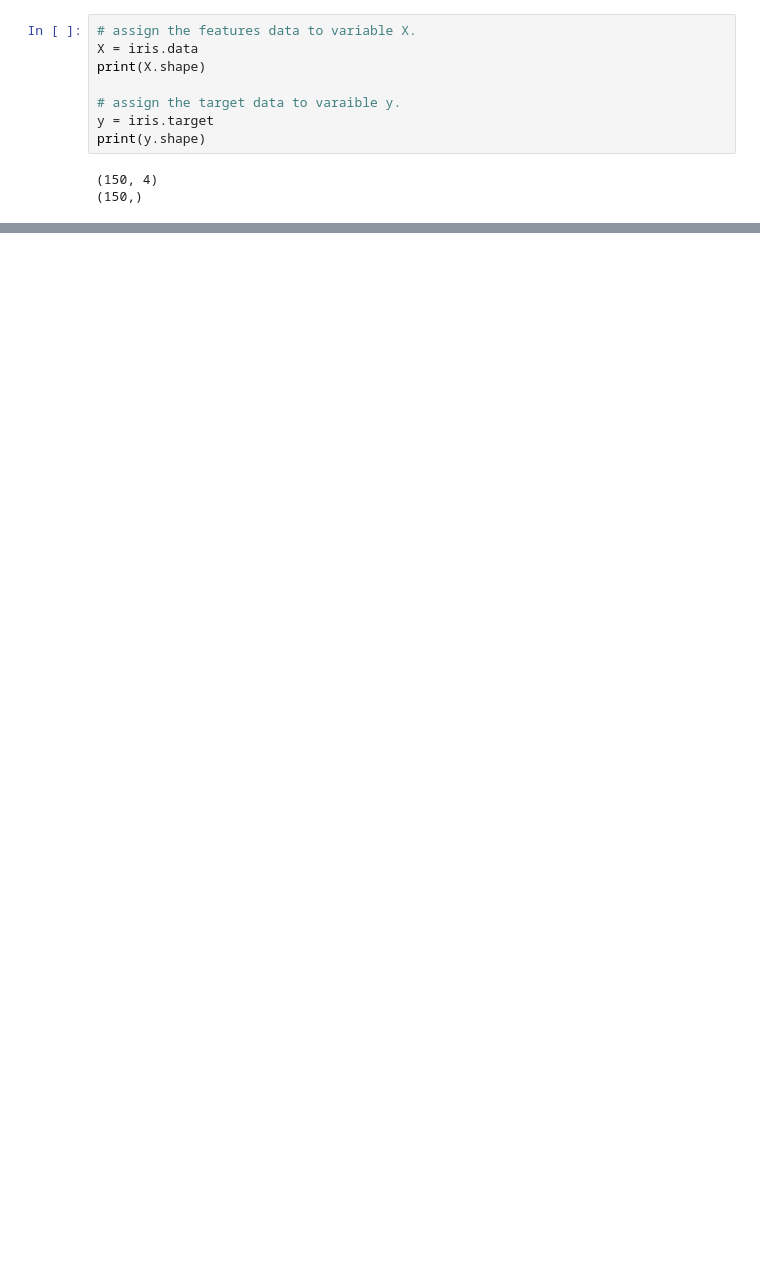
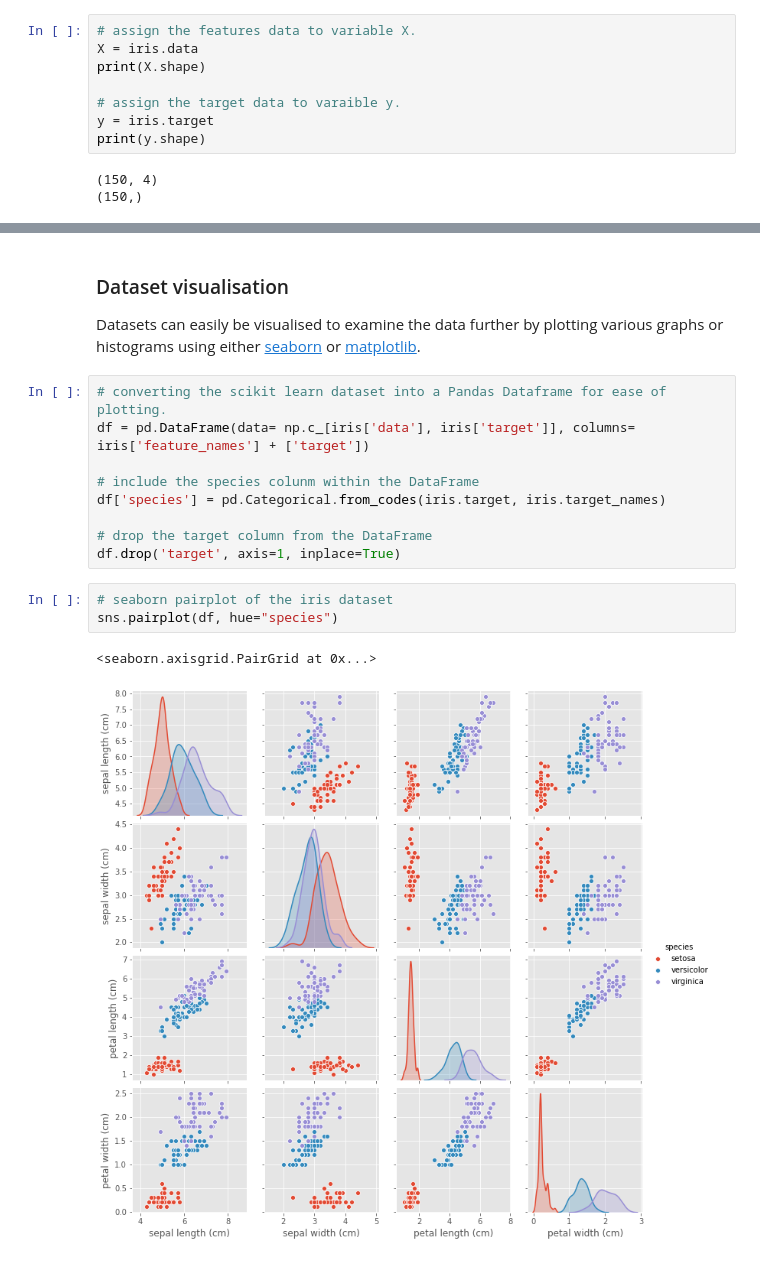
Before and after one commit to PaulSweeney89/ML-S_2021, a Jupyter notebook: scikit-learn.ipynb, the cells around one changed output, grey strips where cells are left out. Drawn from its saved outputs; the diff is of its cells as text; blank space fills up the shorter version.

Commit message:
updates to scikit-learn notebook - section 2.1 added

```diff
--- a/scikit-learn.ipynb
+++ b/scikit-learn.ipynb
@@ -136,0 +140,19 @@ print(y.shape)
+# %% [markdown]
+### Dataset visualisation
+
+Datasets can easily be visualised to examine the data further by plotting various graphs or histograms using either [seaborn](https://seaborn.pydata.org/) or [matplotlib](https://matplotlib.org/).
+# %%
+# converting the scikit learn dataset into a Pandas Dataframe for ease of plotting.
+df = pd.DataFrame(data= np.c_[iris['data'], iris['target']], columns= iris['feature_names'] + ['target'])
+
+# include the species colunm within the DataFrame
+df['species'] = pd.Categorical.from_codes(iris.target, iris.target_names)
+
+# drop the target column from the DataFrame
+df.drop('target', axis=1, inplace=True)
+# %%
+# seaborn pairplot of the iris dataset
+sns.pairplot(df, hue="species")
+# %% [output]
+<seaborn.axisgrid.PairGrid at 0x...>
+[figure, added]
```
Also changed, not shown: parts of 9 cells of this notebook.
